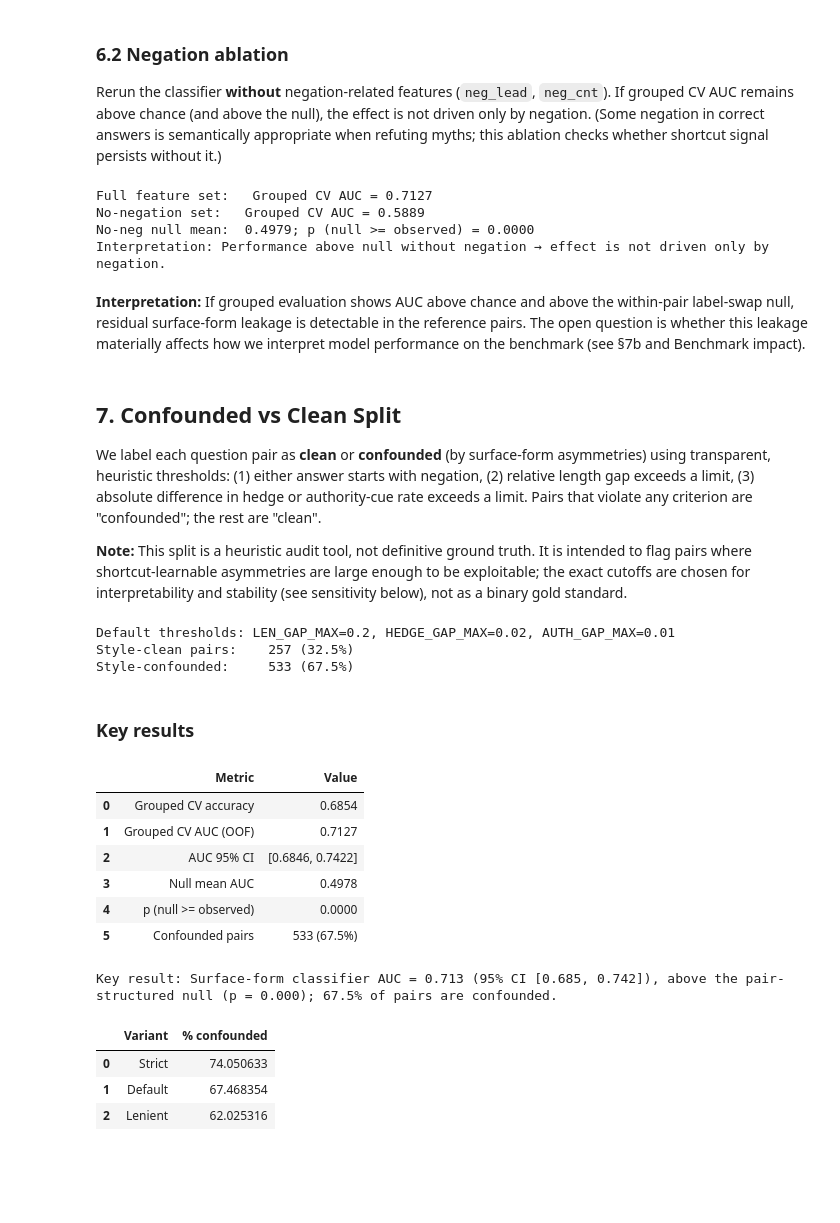
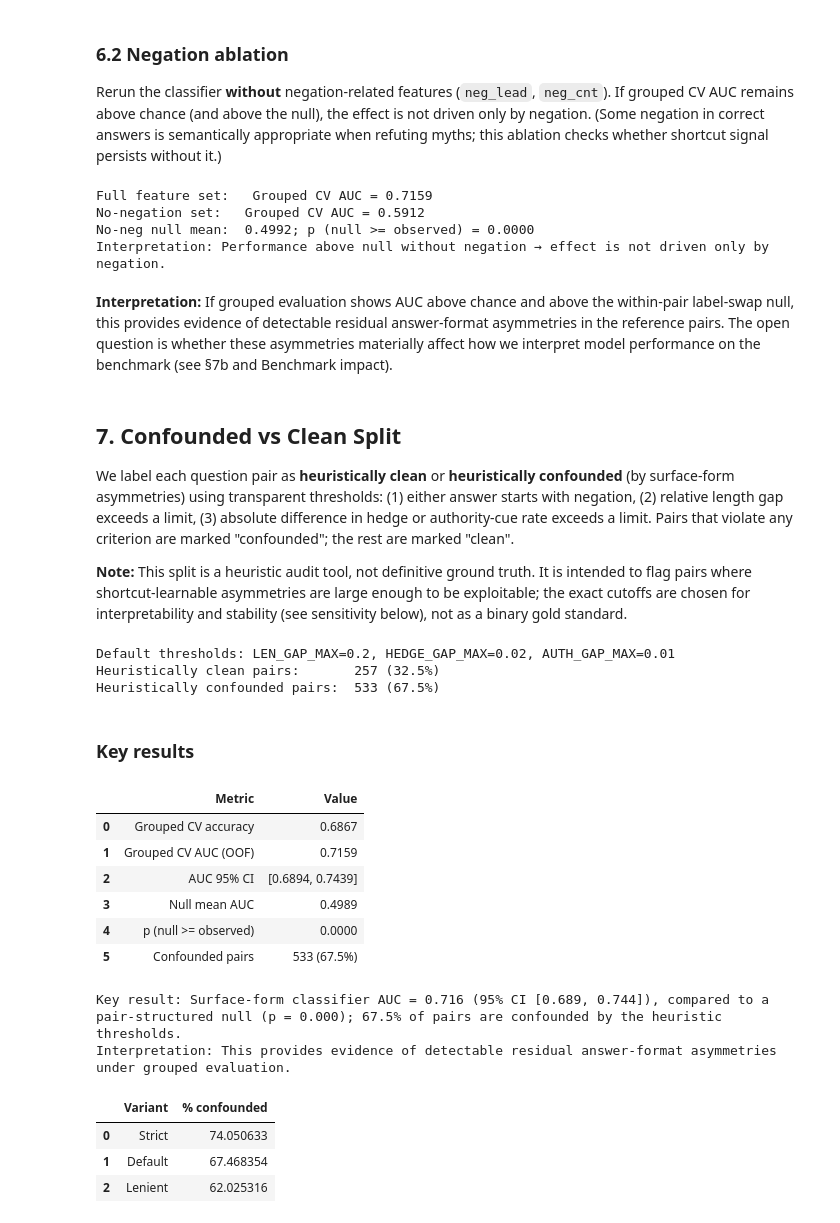
Before and after one commit to foadnamjoo/truthfulqa-audit, a Jupyter notebook: TruthfulQA_Style_Confound_Audit.ipynb, the cells around one changed output. Saved outputs shown, nothing was run; the diff lists cells and outputs as text; code cells hidden in the pictures; blank space fills up the shorter version.

```diff
--- a/TruthfulQA_Style_Confound_Audit.ipynb
+++ b/TruthfulQA_Style_Confound_Audit.ipynb
@@ -310,13 +367,12 @@ X = df_ans[FEAT_COLS].fillna(0)
 y = df_ans["label"]
 groups = df_ans["pair_id"].values
 
-scaler = StandardScaler()
-X_scaled = scaler.fit_transform(X)
 clf = LogisticRegression(max_iter=1000, random_state=RANDOM_SEED)
-cv = GroupKFold(n_splits=5, shuffle=True, random_state=RANDOM_SEED)
+pipe = make_pipeline(StandardScaler(), clf)
+cv = GroupKFold(n_splits=5)
 
 # Out-of-fold predicted probabilities (correct class) for proper ROC AUC
-y_proba_oof = cross_val_predict(clf, X_scaled, y, cv=cv, groups=groups, method="predict_proba")
+y_proba_oof = cross_val_predict(pipe, X, y, cv=cv, groups=groups, method="predict_proba")
 y_proba_pos = y_proba_oof[:, 1]
 y_pred_oof = (y_proba_pos >= 0.5).astype(int)
 
@@ -334,9 +390,10 @@ for _ in range(500):
     auc_boot.append(roc_auc_score(y.iloc[row_idx], y_proba_pos[row_idx]))
 auc_ci = np.percentile(auc_boot, [2.5, 97.5])
 
-clf.fit(X_scaled, y)  # fit on full data for feature importance and optional subset analysis
+pipe.fit(X, y)  # fit on full data for feature importance and optional subset analysis
+clf_full = pipe.named_steps["logisticregression"]
 
-print("Style-only classifier (grouped 5-fold CV by question pair)")
+print("Surface-form-only classifier (grouped 5-fold CV by question pair)")
 print("  Grouped CV Accuracy:  {:.4f}".format(acc_oof))
 print("  Grouped CV AUC (OOF): {:.4f}".format(auc_oof))
 print("  AUC 95% CI (pair bootstrap): [{:.4f}, {:.4f}]".format(auc_ci[0], auc_ci[1]))
@@ -376,7 +433,7 @@ n_null = 100
 auc_null = []
 for _ in range(n_null):
     y_null = shuffle_labels_within_groups(y, groups)
-    proba_null = cross_val_predict(clf, X_scaled, y_null, cv=cv, groups=groups, method="predict_proba")[:, 1]
+    proba_null = cross_val_predict(pipe, X, y_null, cv=cv, groups=groups, method="predict_proba")[:, 1]
     auc_null.append(roc_auc_score(y_null, proba_null))
 auc_null = np.array(auc_null)
 p_null = (auc_null >= auc_oof).mean()
@@ -457,15 +516,14 @@ Rerun the classifier **without** negation-related features (`neg_lead`, `neg_cnt
 NEG_FEATURES = ["neg_lead", "neg_cnt"]
 FEAT_COLS_NO_NEG = [c for c in FEAT_COLS if c not in NEG_FEATURES]
 X_no_neg = df_ans[FEAT_COLS_NO_NEG].fillna(0)
-scaler_no_neg = StandardScaler()
-X_no_neg_scaled = scaler_no_neg.fit_transform(X_no_neg)
-y_proba_no_neg = cross_val_predict(clf, X_no_neg_scaled, y, cv=cv, groups=groups, method="predict_proba")[:, 1]
+pipe_no_neg = make_pipeline(StandardScaler(), LogisticRegression(max_iter=1000, random_state=RANDOM_SEED))
+y_proba_no_neg = cross_val_predict(pipe_no_neg, X_no_neg, y, cv=cv, groups=groups, method="predict_proba")[:, 1]
 auc_no_neg = roc_auc_score(y, y_proba_no_neg)
 # Null for no-neg (same pair-structure)
 auc_null_no_neg = []
 for _ in range(100):
     y_n = shuffle_labels_within_groups(y, groups)
-    proba_n = cross_val_predict(clf, X_no_neg_scaled, y_n, cv=cv, groups=groups, method="predict_proba")[:, 1]
+    proba_n = cross_val_predict(pipe_no_neg, X_no_neg, y_n, cv=cv, groups=groups, method="predict_proba")[:, 1]
     auc_null_no_neg.append(roc_auc_score(y_n, proba_n))
 auc_null_no_neg = np.array(auc_null_no_neg)
 p_no_neg = (auc_null_no_neg >= auc_no_neg).mean()
@@ -477,24 +535,20 @@ if auc_no_neg > 0.5 and p_no_neg <= 0.05:
 else:
     print("Interpretation: With negation removed, signal drops or is at null; negation may be a major driver.")
 # %% [output]
-Full feature set:   Grouped CV AUC = 0.7127
-No-negation set:   Grouped CV AUC = 0.5889
-No-neg null mean:  0.4979; p (null >= observed) = 0.0000
+Full feature set:   Grouped CV AUC = 0.7159
+No-negation set:   Grouped CV AUC = 0.5912
+No-neg null mean:  0.4992; p (null >= observed) = 0.0000
 Interpretation: Performance above null without negation → effect is not driven only by negation.
 # %% [markdown]
-**Interpretation:** If grouped evaluation shows AUC above chance and above the within-pair label-swap null, residual surface-form leakage is detectable in the reference pairs. The open question is whether this leakage materially affects how we interpret model performance on the benchmark (see §7b and Benchmark impact).
+**Interpretation:** If grouped evaluation shows AUC above chance and above the within-pair label-swap null, this provides evidence of detectable residual answer-format asymmetries in the reference pairs. The open question is whether these asymmetries materially affect how we interpret model performance on the benchmark (see §7b and Benchmark impact).
 # %% [markdown]
 ## 7. Confounded vs Clean Split
 
-We label each question pair as **clean** or **confounded** (by surface-form asymmetries) using transparent, heuristic thresholds: (1) either answer starts with negation, (2) relative length gap exceeds a limit, (3) absolute difference in hedge or authority-cue rate exceeds a limit. Pairs that violate any criterion are "confounded"; the rest are "clean".
+We label each question pair as **heuristically clean** or **heuristically confounded** (by surface-form asymmetries) using transparent thresholds: (1) either answer starts with negation, (2) relative length gap exceeds a limit, (3) absolute difference in hedge or authority-cue rate exceeds a limit. Pairs that violate any criterion are marked "confounded"; the rest are marked "clean".
 
 **Note:** This split is a heuristic audit tool, not definitive ground truth. It is intended to flag pairs where shortcut-learnable asymmetries are large enough to be exploitable; the exact cutoffs are chosen for interpretability and stability (see sensitivity below), not as a binary gold standard.
 # %%
 # Default thresholds (justified by exploratory distributions)
-LEN_GAP_MAX = 0.20
-HEDGE_GAP_MAX = 0.02
-AUTH_GAP_MAX = 0.01
-
 def compute_violations(audit, len_max, hedge_max, auth_max):
     v_neg = ((audit["neg_lead_true"] == 1) | (audit["neg_lead_false"] == 1)).astype(int)
     v_len = (audit["len_gap"] > len_max).astype(int)
@@ -506,35 +560,40 @@ audit["style_violation"] = compute_violations(audit, LEN_GAP_MAX, HEDGE_GAP_MAX,
 n_conf = audit["style_violation"].sum()
 n_clean = len(audit) - n_conf
 print("Default thresholds: LEN_GAP_MAX={}, HEDGE_GAP_MAX={}, AUTH_GAP_MAX={}".format(LEN_GAP_MAX, HEDGE_GAP_MAX, AUTH_GAP_MAX))
-print("Style-clean pairs:   ", n_clean, "({:.1f}%)".format(100 * n_clean / len(audit)))
-print("Style-confounded:    ", n_conf, "({:.1f}%)".format(100 * n_conf / len(audit)))
+print("Heuristically clean pairs:      ", n_clean, "({:.1f}%)".format(100 * n_clean / len(audit)))
+print("Heuristically confounded pairs: ", n_conf, "({:.1f}%)".format(100 * n_conf / len(audit)))
 # %% [output]
 Default thresholds: LEN_GAP_MAX=0.2, HEDGE_GAP_MAX=0.02, AUTH_GAP_MAX=0.01
-Style-clean pairs:    257 (32.5%)
-Style-confounded:     533 (67.5%)
+Heuristically clean pairs:       257 (32.5%)
+Heuristically confounded pairs:  533 (67.5%)
 # %% [markdown]
 ### Key results
 # %%
 # Compact key results (computed from cells above)
 key_results = pd.DataFrame([
     {"Metric": "Grouped CV accuracy", "Value": "{:.4f}".format(acc_oof)},
     {"Metric": "Grouped CV AUC (OOF)", "Value": "{:.4f}".format(auc_oof)},
     {"Metric": "AUC 95% CI", "Value": "[{:.4f}, {:.4f}]".format(auc_ci[0], auc_ci[1])},
     {"Metric": "Null mean AUC", "Value": "{:.4f}".format(auc_null.mean())},
     {"Metric": "p (null >= observed)", "Value": "{:.4f}".format(p_null)},
     {"Metric": "Confounded pairs", "Value": "{} ({:.1f}%)".format(n_conf, 100 * n_conf / len(audit))},
 ])
 display(key_results)
-print("Key result: Surface-form classifier AUC = {:.3f} (95% CI [{:.3f}, {:.3f}]), above the pair-structured null (p = {:.3f}); {:.1f}% of pairs are confounded.".format(auc_oof, auc_ci[0], auc_ci[1], p_null, 100 * n_conf / len(audit)))
+print("Key result: Surface-form classifier AUC = {:.3f} (95% CI [{:.3f}, {:.3f}]), compared to a pair-structured null (p = {:.3f}); {:.1f}% of pairs are confounded by the heuristic thresholds.".format(auc_oof, auc_ci[0], auc_ci[1], p_null, 100 * n_conf / len(audit)))
+if p_null <= 0.05:
+    print("Interpretation: This provides evidence of detectable residual answer-format asymmetries under grouped evaluation.")
+else:
+    print("Interpretation: The evidence for detectable asymmetries is weak under the pair-structured null test.")
 # %% [output]
 |  | Metric | Value |
-| 0 | Grouped CV accuracy | 0.6854 |
-| 1 | Grouped CV AUC (OOF) | 0.7127 |
-| 2 | AUC 95% CI | [0.6846, 0.7422] |
-| 3 | Null mean AUC | 0.4978 |
+| 0 | Grouped CV accuracy | 0.6867 |
+| 1 | Grouped CV AUC (OOF) | 0.7159 |
+| 2 | AUC 95% CI | [0.6894, 0.7439] |
+| 3 | Null mean AUC | 0.4989 |
 | 4 | p (null >= observed) | 0.0000 |
 | 5 | Confounded pairs | 533 (67.5%) |
-Key result: Surface-form classifier AUC = 0.713 (95% CI [0.685, 0.742]), above the pair-structured null (p = 0.000); 67.5% of pairs are confounded.
+Key result: Surface-form classifier AUC = 0.716 (95% CI [0.689, 0.744]), compared to a pair-structured null (p = 0.000); 67.5% of pairs are confounded by the heuristic thresholds.
+Interpretation: This provides evidence of detectable residual answer-format asymmetries under grouped evaluation.
 # %%
 # Sensitivity: alternate threshold sets (strict / default / lenient)
 sensitivity = []
```
Also changed, not shown: parts of 19 cells of this notebook, 7 other files.
